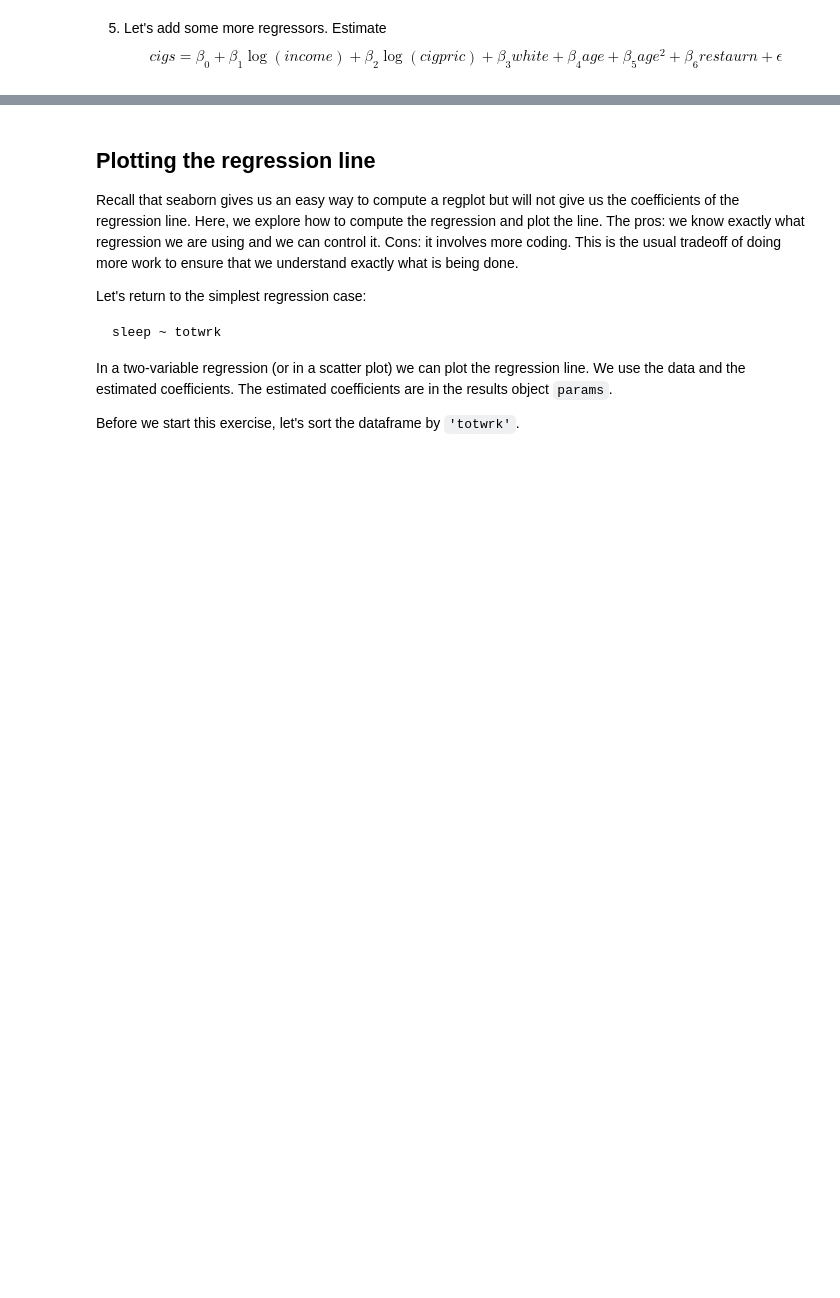
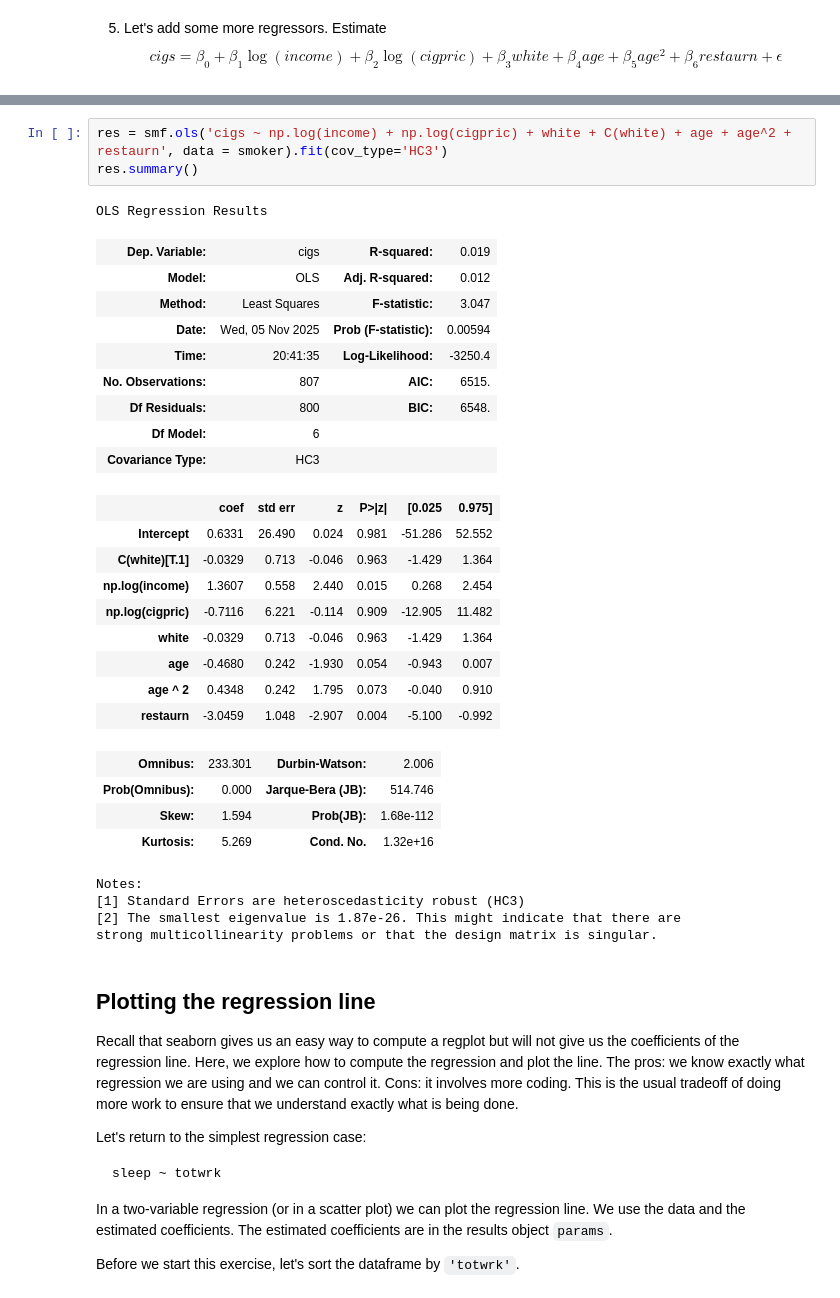
Before and after one commit to messymoose/ECON570, a Jupyter notebook: Lectures/10_21_ols.ipynb, the cells around one changed output, grey strips where cells are left out. Saved outputs shown, nothing was run; the diff lists cells and outputs as text; blank space fills up the shorter version.

```diff
--- a/Lectures/10_21_ols.ipynb
+++ b/Lectures/10_21_ols.ipynb
@@ -303,3 +345,34 @@ $$ cigs = \beta_0 + \beta_1 \log(income) + \beta_2 \log(cigpric) + \beta_3 white
+# %%
+res = smf.ols('cigs ~ np.log(income) + np.log(cigpric) + white + C(white) + age + age^2 + restaurn', data = smoker).fit(cov_type='HC3')
+res.summary()
+# %% [output]
+OLS Regression Results
+| Dep. Variable: | cigs | R-squared: | 0.019 |
+| Model: | OLS | Adj. R-squared: | 0.012 |
+| Method: | Least Squares | F-statistic: | 3.047 |
+| Date: | Wed, 05 Nov 2025 | Prob (F-statistic): | 0.00594 |
+| Time: | 20:41:35 | Log-Likelihood: | -3250.4 |
+| No. Observations: | 807 | AIC: | 6515. |
+| Df Residuals: | 800 | BIC: | 6548. |
+| Df Model: | 6 |  |  |
+| Covariance Type: | HC3 |  |  |
+|  | coef | std err | z | P>|z| | [0.025 | 0.975] |
+| Intercept | 0.6331 | 26.490 | 0.024 | 0.981 | -51.286 | 52.552 |
+| C(white)[T.1] | -0.0329 | 0.713 | -0.046 | 0.963 | -1.429 | 1.364 |
+| np.log(income) | 1.3607 | 0.558 | 2.440 | 0.015 | 0.268 | 2.454 |
+| np.log(cigpric) | -0.7116 | 6.221 | -0.114 | 0.909 | -12.905 | 11.482 |
+| white | -0.0329 | 0.713 | -0.046 | 0.963 | -1.429 | 1.364 |
+| age | -0.4680 | 0.242 | -1.930 | 0.054 | -0.943 | 0.007 |
+| age ^ 2 | 0.4348 | 0.242 | 1.795 | 0.073 | -0.040 | 0.910 |
+| restaurn | -3.0459 | 1.048 | -2.907 | 0.004 | -5.100 | -0.992 |
+| Omnibus: | 233.301 | Durbin-Watson: | 2.006 |
+| Prob(Omnibus): | 0.000 | Jarque-Bera (JB): | 514.746 |
+| Skew: | 1.594 | Prob(JB): | 1.68e-112 |
+| Kurtosis: | 5.269 | Cond. No. | 1.32e+16 |
+Notes:
+[1] Standard Errors are heteroscedasticity robust (HC3)
+[2] The smallest eigenvalue is 1.87e-26. This might indicate that there are
+strong multicollinearity problems or that the design matrix is singular.
 # %% [markdown]
 ## Plotting the regression line
 
```
Also changed, not shown: parts of 4 cells of this notebook, 4 other files.
